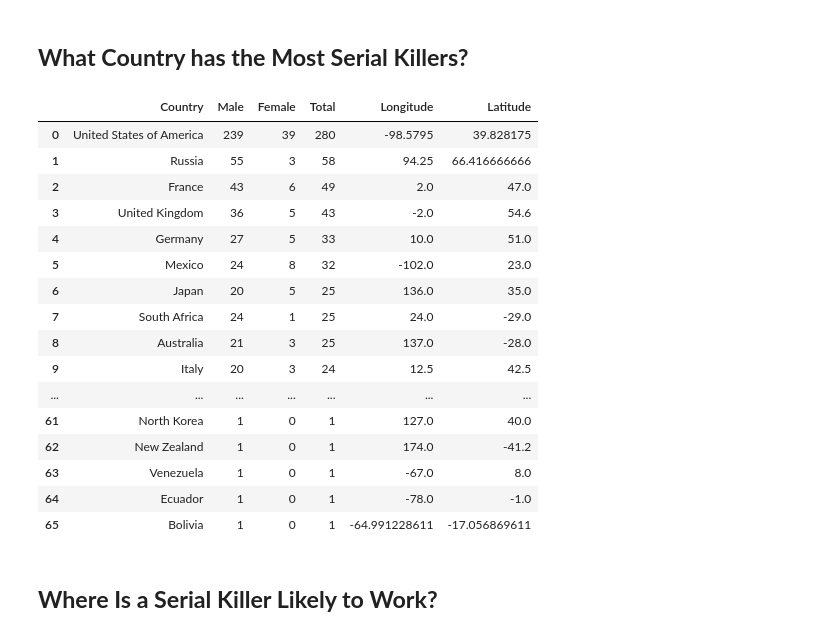
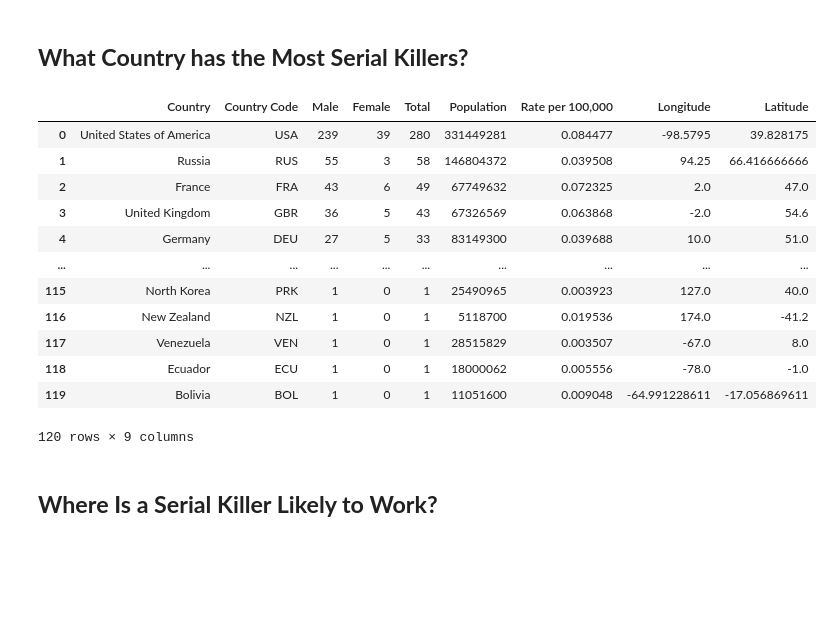
Before and after one commit to Information-Visualization-Project/Murder-History, a Jupyter notebook: Documentation.ipynb, the cells around one changed output. Cells and saved outputs as stored; diff of their text form; code cells hidden in the pictures; blank space fills up the shorter version.

```diff
--- a/Documentation.ipynb
+++ b/Documentation.ipynb
@@ -116,19 +116,21 @@ df
 ---
 # %%
 query = """
-SELECT ?serialKillerLabel ?genderLabel ?victimCount ?countryOfCitizenshipLabel ?coordinates WHERE {
-?serialKiller wdt:P106 wd:Q484188 .
-?serialKiller wdt:P31 wd:Q5 .
-?serialKiller wdt:P21 ?gender .
-?serialKiller wdt:P1345 ?victimCount .
-?serialKiller wdt:P27 ?countryOfCitizenship .
-?countryOfCitizenship wdt:P31 wd:Q3624078 .
-?countryOfCitizenship wdt:P625 ?coordinates .
-SERVICE wikibase:label { bd:serviceParam wikibase:language "en" .
+SELECT ?serialKillerLabel ?genderLabel ?victimCount ?countryOfCitizenshipLabel ?countryCode ?coordinates WHERE {
+  ?serialKiller wdt:P106 wd:Q484188 .
+  ?serialKiller wdt:P31 wd:Q5 .
+  ?serialKiller wdt:P21 ?gender .
+  ?serialKiller wdt:P1345 ?victimCount .
+  ?serialKiller wdt:P27 ?countryOfCitizenship .
+  ?countryOfCitizenship wdt:P31 wd:Q3624078 .
+  ?countryOfCitizenship wdt:P297 ?countryCode .
+  ?countryOfCitizenship wdt:P625 ?coordinates .
+  SERVICE wikibase:label {
+    bd:serviceParam wikibase:language "en" .
     ?serialKiller rdfs:label ?serialKillerLabel .
     ?gender rdfs:label ?genderLabel .
     ?countryOfCitizenship rdfs:label ?countryOfCitizenshipLabel .
-    }
+  }
 }
 ORDER BY DESC(?victimCount)
 """
@@ -146,13 +148,14 @@ def get_dataframe_from_sparql(query):
      'Gender': result['genderLabel']['value'],
      'Victims': result['victimCount']['value'],
      'Country': result['countryOfCitizenshipLabel']['value'],
+     'Country Code': result['countryCode']['value'],
      'Coordinates': result['coordinates']['value']
         })
 
     df = pd.DataFrame(data)
     df[['Longitude', 'Latitude']] = df['Coordinates'].str.extract('(\-?\d+\.\d+)\s(\-?\d+\.\d+)')
     df = df.drop(columns=['Coordinates'])
-    df.columns = ['Serial Killer', 'Gender', 'Victims', 'Country', 'Longitude', 'Latitude']
+    df.columns = ['Serial Killer', 'Gender', 'Victims', 'Country', 'Country Code', 'Longitude', 'Latitude']
     return df
 
 df = get_dataframe_from_sparql(query)
@@ -184,66 +183,67 @@ df
 ---
 # %%
 query = """
-SELECT ?coordinates ?countryLabel(COUNT(?serial_killer) AS ?count)(SUM(IF(?gender = wd:Q6581097, 1, 0)) AS ?male_count) (SUM(IF(?gender = wd:Q6581072, 1, 0)) AS ?female_count) WHERE {
+SELECT ?coordinates ?countryLabel ?countryCode (COUNT(?serial_killer) AS ?count)(SUM(IF(?gender = wd:Q6581097, 1, 0)) AS ?male_count) (SUM(IF(?gender = wd:Q6581072, 1, 0)) AS ?female_count) ?population WHERE {
   ?serial_killer wdt:P106 wd:Q484188 .
   ?serial_killer wdt:P31 wd:Q5 .
   ?serial_killer wdt:P27 ?country .
   ?country wdt:P31 wd:Q3624078 .
   ?country wdt:P625 ?coordinates .
+  ?country wdt:P298 ?countryCode .
   ?country rdfs:label ?countryLabel .
   OPTIONAL { ?serial_killer wdt:P21 ?gender }
+  OPTIONAL { ?country wdt:P1082 ?population }
   FILTER (LANG(?countryLabel) = "en")
 }
-GROUP BY ?countryLabel ?coordinates
+GROUP BY ?countryLabel ?countryCode ?coordinates ?population
 ORDER BY DESC(?count)
 """
 
 # Create the DataFrame
 def get_dataframe_from_sparql(query):
     sparql_wd.setQuery(query)
     sparql_wd.setReturnFormat(JSON)
     results = sparql_wd.query().convert()
 
     data = []
     for result in results["results"]["bindings"]:
         data.append({
        'Coordinates': result['coordinates']['value'],
        'Country': result['countryLabel']['value'],
+       'Country Code': result['countryCode']['value'],
        'Male': result['male_count']['value'],
        'Female': result['female_count']['value'],
-       'Total': result['count']['value']
+       'Total': int(result['count']['value']),
+       'Population': int(result['population']['value'])
         })
 
     df = pd.DataFrame(data)
+    df['Rate per 100,000'] = (df['Total'] / df['Population']) * 100000
     df[['Longitude', 'Latitude']] = df['Coordinates'].str.extract('(\-?\d+\.\d+)\s(\-?\d+\.\d+)')
     df = df.drop(columns=['Coordinates'])
-    df.columns = ['Country', 'Male', 'Female', 'Total', 'Longitude', 'Latitude']
+    df.columns = ['Country', 'Country Code', 'Male', 'Female', 'Total', 'Population', 'Rate per 100,000', 'Longitude', 'Latitude']
     return df
 
 df = get_dataframe_from_sparql(query)
 
 # Save the data to a CSV file
 df.to_csv("serial_killers_countries.csv")
 
 df
 # %% [output]
-|  | Country | Male | Female | Total | Longitude | Latitude |
-| 0 | United States of America | 239 | 39 | 280 | -98.5795 | 39.828175 |
-| 1 | Russia | 55 | 3 | 58 | 94.25 | 66.416666666 |
-| 2 | France | 43 | 6 | 49 | 2.0 | 47.0 |
-| 3 | United Kingdom | 36 | 5 | 43 | -2.0 | 54.6 |
-| 4 | Germany | 27 | 5 | 33 | 10.0 | 51.0 |
-| 5 | Mexico | 24 | 8 | 32 | -102.0 | 23.0 |
-| 6 | Japan | 20 | 5 | 25 | 136.0 | 35.0 |
-| 7 | South Africa | 24 | 1 | 25 | 24.0 | -29.0 |
-| 8 | Australia | 21 | 3 | 25 | 137.0 | -28.0 |
-| 9 | Italy | 20 | 3 | 24 | 12.5 | 42.5 |
-| ... | ... | ... | ... | ... | ... | ... |
-| 61 | North Korea | 1 | 0 | 1 | 127.0 | 40.0 |
-| 62 | New Zealand | 1 | 0 | 1 | 174.0 | -41.2 |
-| 63 | Venezuela | 1 | 0 | 1 | -67.0 | 8.0 |
-| 64 | Ecuador | 1 | 0 | 1 | -78.0 | -1.0 |
-| 65 | Bolivia | 1 | 0 | 1 | -64.991228611 | -17.056869611 |
+|  | Country | Country Code | Male | Female | Total | Population | Rate per 100,000 | Longitude | Latitude |
+| 0 | United States of America | USA | 239 | 39 | 280 | 331449281 | 0.084477 | -98.5795 | 39.828175 |
+| 1 | Russia | RUS | 55 | 3 | 58 | 146804372 | 0.039508 | 94.25 | 66.416666666 |
+| 2 | France | FRA | 43 | 6 | 49 | 67749632 | 0.072325 | 2.0 | 47.0 |
+| 3 | United Kingdom | GBR | 36 | 5 | 43 | 67326569 | 0.063868 | -2.0 | 54.6 |
+| 4 | Germany | DEU | 27 | 5 | 33 | 83149300 | 0.039688 | 10.0 | 51.0 |
+| ... | ... | ... | ... | ... | ... | ... | ... | ... | ... |
+| 115 | North Korea | PRK | 1 | 0 | 1 | 25490965 | 0.003923 | 127.0 | 40.0 |
+| 116 | New Zealand | NZL | 1 | 0 | 1 | 5118700 | 0.019536 | 174.0 | -41.2 |
+| 117 | Venezuela | VEN | 1 | 0 | 1 | 28515829 | 0.003507 | -67.0 | 8.0 |
+| 118 | Ecuador | ECU | 1 | 0 | 1 | 18000062 | 0.005556 | -78.0 | -1.0 |
+| 119 | Bolivia | BOL | 1 | 0 | 1 | 11051600 | 0.009048 | -64.991228611 | -17.056869611 |
+120 rows × 9 columns
 # %% [markdown]
 **Where Is a Serial Killer Likely to Work?**
 ---
```
Also changed, not shown: parts of 4 cells of this notebook.
